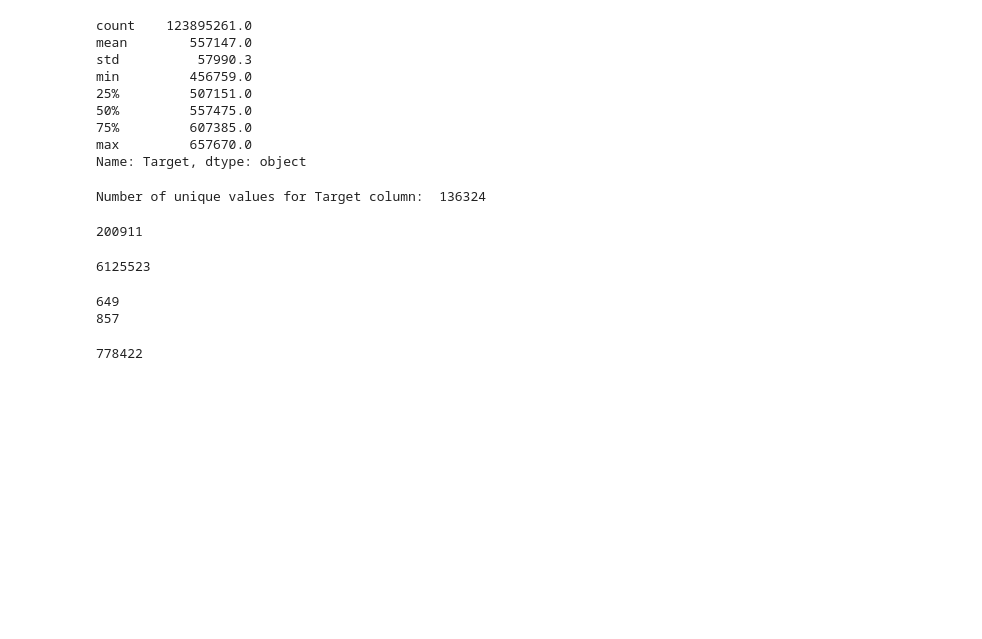
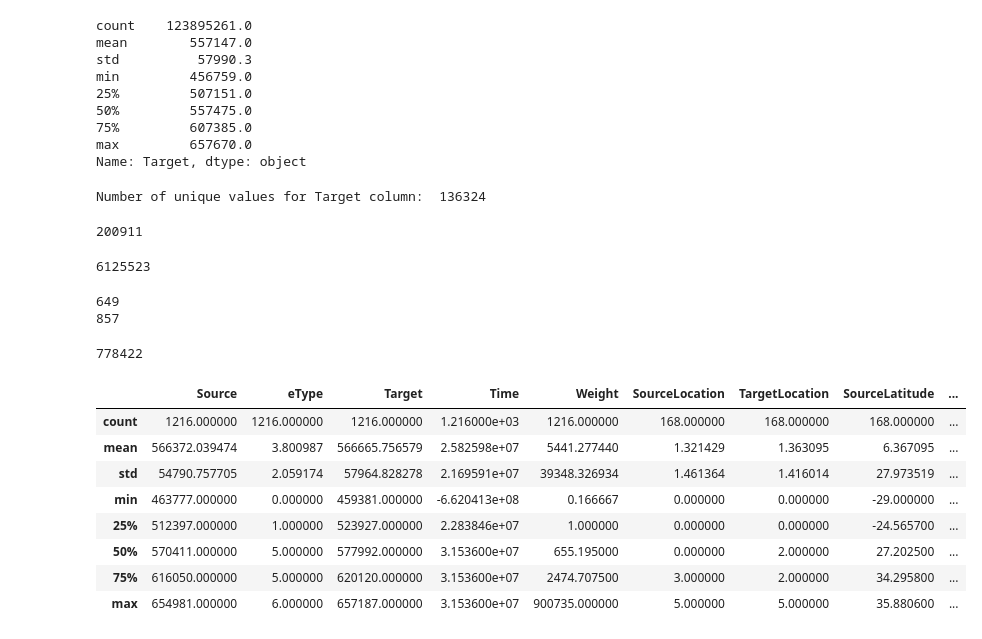
Before and after one commit to AtrayeeNeog/Visualization_2019-20, a Jupyter notebook: python/MC1_test01.ipynb, the cells around one changed output. Saved outputs shown, nothing was run; the diff lists cells and outputs as text; code cells hidden in the pictures; blank space fills up the shorter version.

Commit message:
added graph description

```diff
--- a/python/MC1_test01.ipynb
+++ b/python/MC1_test01.ipynb
@@ -289,3 +287,16 @@ TargetListUnique =
 len(dfBigGraph[(dfBigGraph["eType"] == 2) | (dfBigGraph["eType"] == 3)])
 # %% [output]
 778422
+# %%
+dfGraph1 = pd.read_csv('drive/My Drive/data/Q1-Graph1.csv')
+dfGraph1.describe()
+# %% [output]
+|  | Source | eType | Target | Time | Weight | SourceLocation | TargetLocation | SourceLatitude | ... |
+| count | 1216.000000 | 1216.000000 | 1216.000000 | 1.216000e+03 | 1216.000000 | 168.000000 | 168.000000 | 168.000000 | ... |
+| mean | 566372.039474 | 3.800987 | 566665.756579 | 2.582598e+07 | 5441.277440 | 1.321429 | 1.363095 | 6.367095 | ... |
+| std | 54790.757705 | 2.059174 | 57964.828278 | 2.169591e+07 | 39348.326934 | 1.461364 | 1.416014 | 27.973519 | ... |
+| min | 463777.000000 | 0.000000 | 459381.000000 | -6.620413e+08 | 0.166667 | 0.000000 | 0.000000 | -29.000000 | ... |
+| 25% | 512397.000000 | 1.000000 | 523927.000000 | 2.283846e+07 | 1.000000 | 0.000000 | 0.000000 | -24.565700 | ... |
+| 50% | 570411.000000 | 5.000000 | 577992.000000 | 3.153600e+07 | 655.195000 | 0.000000 | 2.000000 | 27.202500 | ... |
+| 75% | 616050.000000 | 5.000000 | 620120.000000 | 3.153600e+07 | 2474.707500 | 3.000000 | 2.000000 | 34.295800 | ... |
+| max | 654981.000000 | 6.000000 | 657187.000000 | 3.153600e+07 | 900735.000000 | 5.000000 | 5.000000 | 35.880600 | ... |
```
Also changed, not shown: parts of 5 cells of this notebook.
